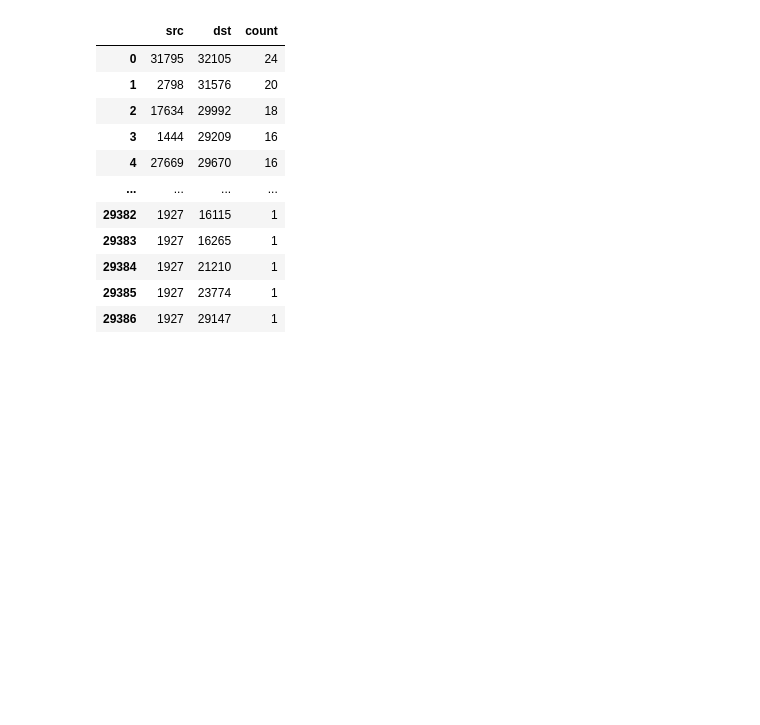
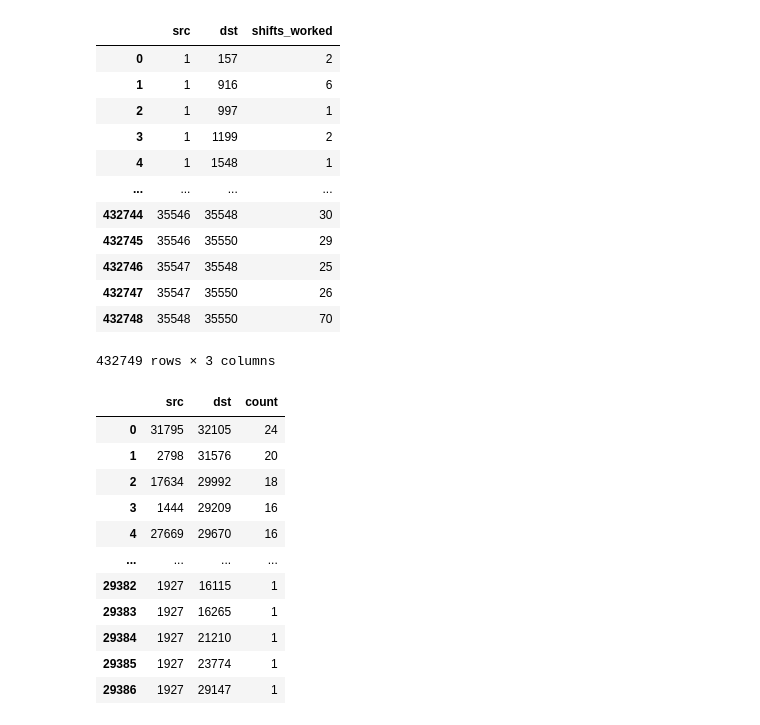
Before and after one commit to lqwdev/The-Freedom-Deer, a Jupyter notebook: cp4/src/graph.ipynb, the cells around one changed output. Cells and saved outputs as stored; diff of their text form; code cells hidden in the pictures; blank space fills up the shorter version.

```diff
--- a/cp4/src/graph.ipynb
+++ b/cp4/src/graph.ipynb
@@ -20,6 +23,34 @@ spark = SparkSession.builder.master("local[*]").getOrCreate()
 # %%
 connection = db.connect()
 cursor = connection.cursor()
+# %%
+cursor.execute("""
+    SELECT d1.officer_id src, d2.officer_id dst, COUNT(*) shifts_worked
+    FROM data_officerassignmentattendance d1
+        JOIN data_officerassignmentattendance d2
+        ON d1.start_timestamp = d2.start_timestamp
+            AND d1.beat_id = d2.beat_id
+            AND d1.officer_id < d2.officer_id
+    WHERE d1.present_for_duty AND d2.present_for_duty
+    GROUP BY d1.officer_id, d2.officer_id;
+""")
+tsedges = pd.DataFrame(cursor.fetchall(), columns=[desc[0] for desc in cursor.description])
+# %%
+tsedges
+# %% [output]
+|  | src | dst | shifts_worked |
+| 0 | 1 | 157 | 2 |
+| 1 | 1 | 916 | 6 |
+| 2 | 1 | 997 | 1 |
+| 3 | 1 | 1199 | 2 |
+| 4 | 1 | 1548 | 1 |
+| ... | ... | ... | ... |
+| 432744 | 35546 | 35548 | 30 |
+| 432745 | 35546 | 35550 | 29 |
+| 432746 | 35547 | 35548 | 25 |
+| 432747 | 35547 | 35550 | 26 |
+| 432748 | 35548 | 35550 | 70 |
+432749 rows × 3 columns
 # %%
 cursor.execute("""
     SELECT t1.officer_id src, t2.officer_id dst, COUNT(DISTINCT t1.event_id)
```
Also changed, not shown: parts of 10 cells of this notebook.
